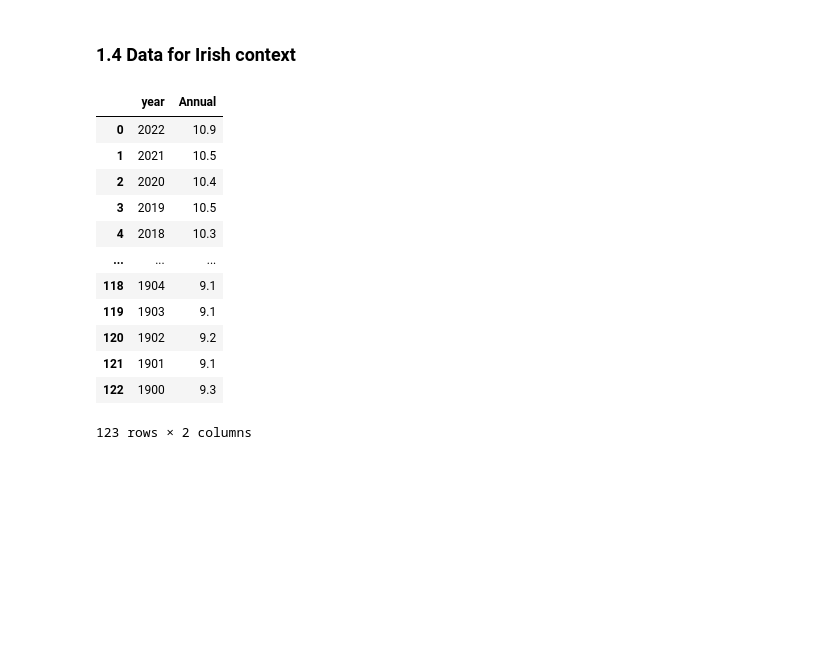
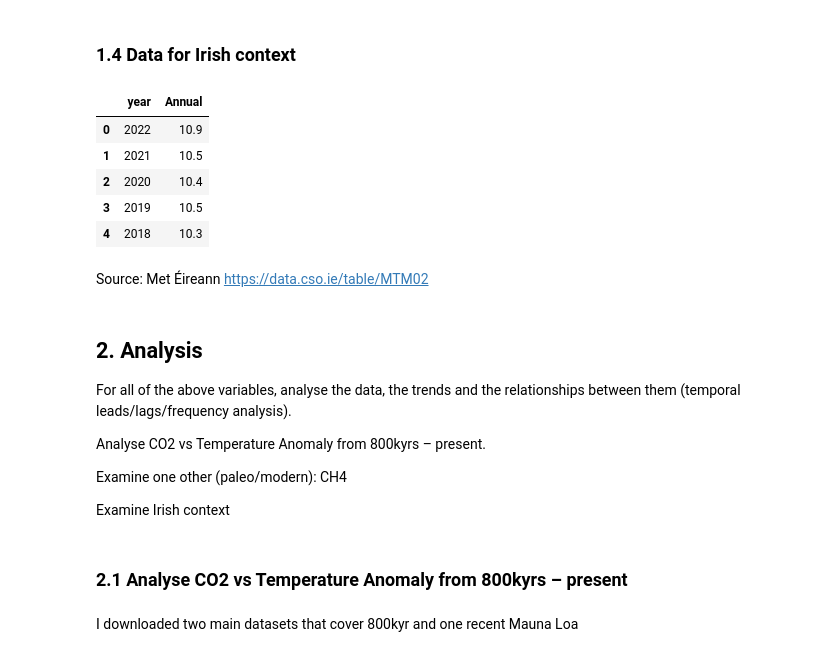
Before and after one commit to SofiMetel/prog_for_da2, a Jupyter notebook: project.ipynb, the cells around one changed output. Saved outputs shown, nothing was run; the diff lists cells and outputs as text; code cells hidden in the pictures; blank space fills up the shorter version.

```diff
--- a/project.ipynb
+++ b/project.ipynb
@@ -703,18 +963,15 @@ methan_merged
 # Read Irish meteorological data from the CSV file
 df_irish_met_data = pd.read_csv('datasets/LongTermTemperatures_1900-2022_annual.csv')
 # %%
-df_irish_met_data
+df_irish_met_data.head()
 # %% [output]
 |  | year | Annual |
 | 0 | 2022 | 10.9 |
 | 1 | 2021 | 10.5 |
 | 2 | 2020 | 10.4 |
 | 3 | 2019 | 10.5 |
 | 4 | 2018 | 10.3 |
-| ... | ... | ... |
-| 118 | 1904 | 9.1 |
-| 119 | 1903 | 9.1 |
-| 120 | 1902 | 9.2 |
-| 121 | 1901 | 9.1 |
-| 122 | 1900 | 9.3 |
-123 rows × 2 columns
+# %% [markdown]
+
+Source: Met Éireann
+https://data.cso.ie/table/MTM02
@@ -720,0 +980,14 @@ df_irish_met_data
+# %% [markdown]
+## 2. Analysis
+
+For all of the above variables, analyse the data, the trends and the relationships between them (temporal leads/lags/frequency analysis).
+
+Analyse CO2 vs Temperature Anomaly from 800kyrs – present.
+
+Examine one other (paleo/modern): CH4
+
+Examine Irish context
+# %% [markdown]
+### 2.1 Analyse CO2 vs Temperature Anomaly from 800kyrs – present
+# %% [markdown]
+I downloaded two main datasets that cover 800kyr and one recent Mauna Loa
```
Also changed, not shown: parts of 80 cells of this notebook, 2 other files.
